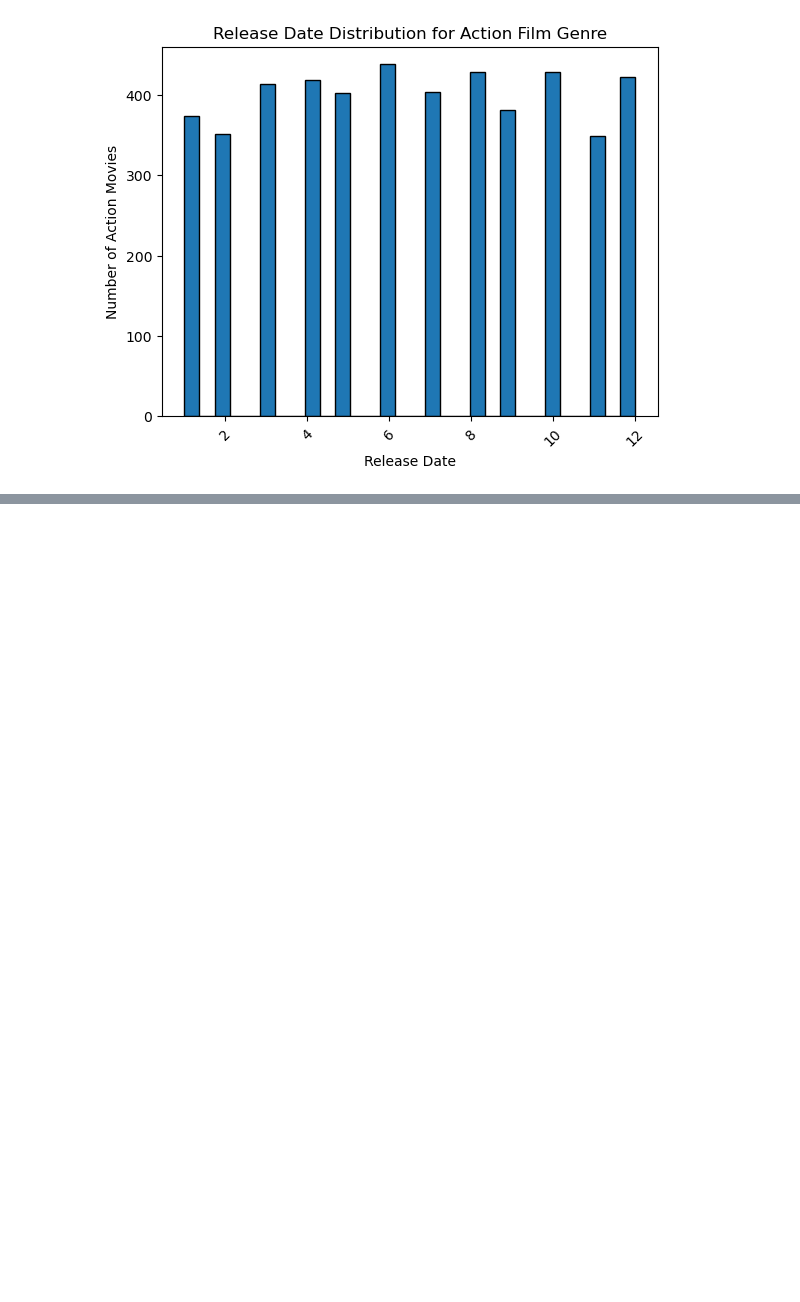
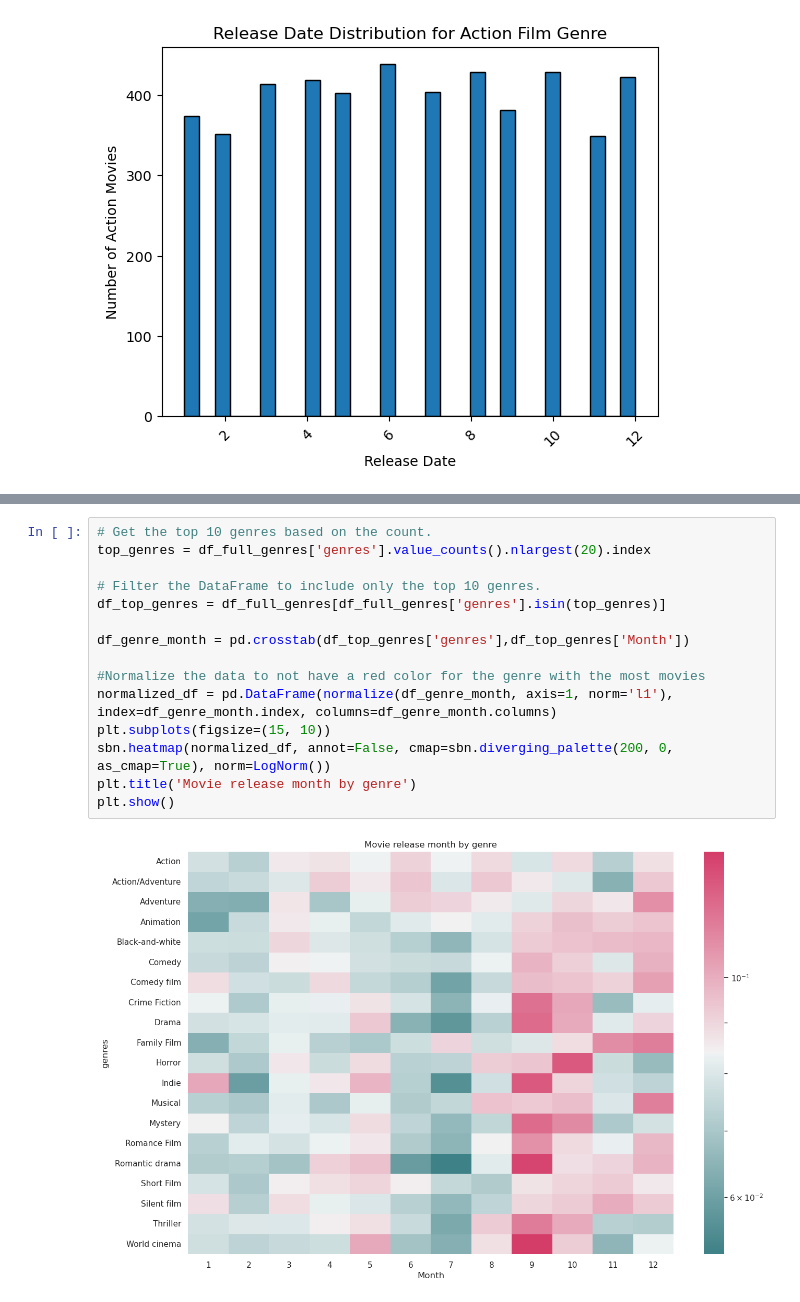
Before and after one commit to epfl-ada/ada-2023-project-deapdatadestroyers, a Jupyter notebook: data_movie_analysis.ipynb, the cells around one changed output, grey strips where cells are left out. Cells and saved outputs as stored; diff of their text form; blank space fills up the shorter version.

Commit message:
Improved data and normalization

```diff
--- a/data_movie_analysis.ipynb
+++ b/data_movie_analysis.ipynb
@@ -228,0 +283,17 @@ plt.show()
+# %%
+# Get the top 10 genres based on the count.
+top_genres = df_full_genres['genres'].value_counts().nlargest(20).index
+
+# Filter the DataFrame to include only the top 10 genres.
+df_top_genres = df_full_genres[df_full_genres['genres'].isin(top_genres)]
+
+df_genre_month = pd.crosstab(df_top_genres['genres'],df_top_genres['Month'])
+
+#Normalize the data to not have a red color for the genre with the most movies
+normalized_df = pd.DataFrame(normalize(df_genre_month, axis=1, norm='l1'), index=df_genre_month.index, columns=df_genre_month.columns)
+plt.subplots(figsize=(15, 10))
+sbn.heatmap(normalized_df, annot=False, cmap=sbn.diverging_palette(200, 0, as_cmap=True), norm=LogNorm())
+plt.title('Movie release month by genre')
+plt.show()
+# %% [output]
+[figure, added]
```
Also changed, not shown: parts of 11 cells of this notebook.
